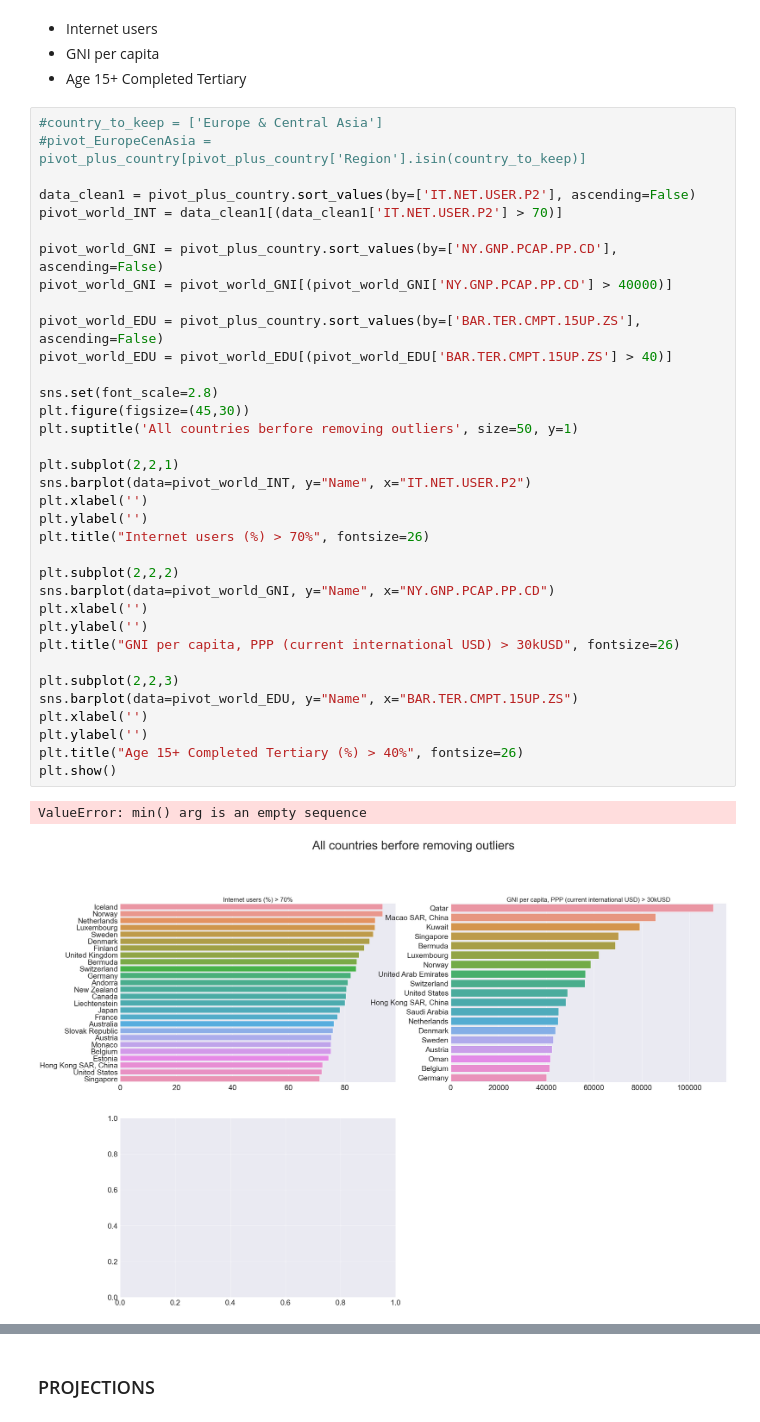
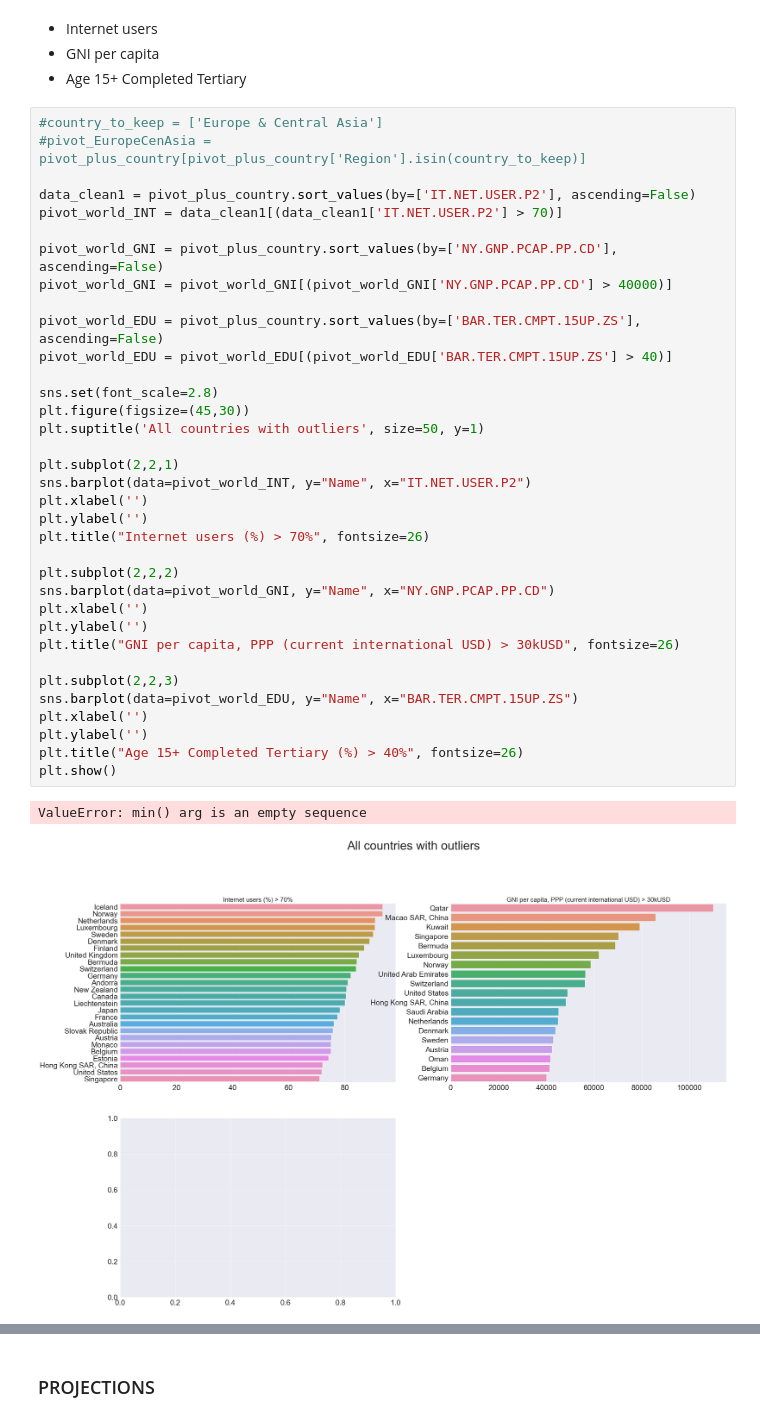
Before and after one commit to Azimoj/EdState-, a Jupyter notebook: P2.ipynb, the cells around one changed output, grey strips where cells are left out. Saved outputs shown, nothing was run; the diff lists cells and outputs as text.

```diff
--- a/P2.ipynb
+++ b/P2.ipynb
@@ -732,35 +732,35 @@ pivot_world_INT = data_clean1[(data_clean1['IT.NET.USER.P2'] > 70)]
 
 pivot_world_GNI = pivot_plus_country.sort_values(by=['NY.GNP.PCAP.PP.CD'], ascending=False)
 pivot_world_GNI = pivot_world_GNI[(pivot_world_GNI['NY.GNP.PCAP.PP.CD'] > 40000)]
 
 pivot_world_EDU = pivot_plus_country.sort_values(by=['BAR.TER.CMPT.15UP.ZS'], ascending=False)
 pivot_world_EDU = pivot_world_EDU[(pivot_world_EDU['BAR.TER.CMPT.15UP.ZS'] > 40)]
 
 sns.set(font_scale=2.8)
 plt.figure(figsize=(45,30))
-plt.suptitle('All countries berfore removing outliers', size=50, y=1)
+plt.suptitle('All countries with outliers', size=50, y=1)
 
 plt.subplot(2,2,1)
 sns.barplot(data=pivot_world_INT, y="Name", x="IT.NET.USER.P2")
 plt.xlabel('')
 plt.ylabel('')
 plt.title("Internet users (%) > 70%", fontsize=26)
 
 plt.subplot(2,2,2)
 sns.barplot(data=pivot_world_GNI, y="Name", x="NY.GNP.PCAP.PP.CD")
 plt.xlabel('')
 plt.ylabel('')
 plt.title("GNI per capita, PPP (current international USD) > 30kUSD", fontsize=26)
 
 plt.subplot(2,2,3)
 sns.barplot(data=pivot_world_EDU, y="Name", x="BAR.TER.CMPT.15UP.ZS")
 plt.xlabel('')
 plt.ylabel('')
 plt.title("Age 15+ Completed Tertiary (%) > 40%", fontsize=26)
 plt.show()
 # %% [output]
 ValueError: min() arg is an empty sequence
-[figure, old version]
+[figure, new version]
 # %%
 #country_to_keep = ['Europe & Central Asia']
 #pivot_EuropeCenAsia = pivot_plus_country[pivot_plus_country['Region'].isin(country_to_keep)]
```
Also changed, not shown: parts of 1 cell of this notebook.
